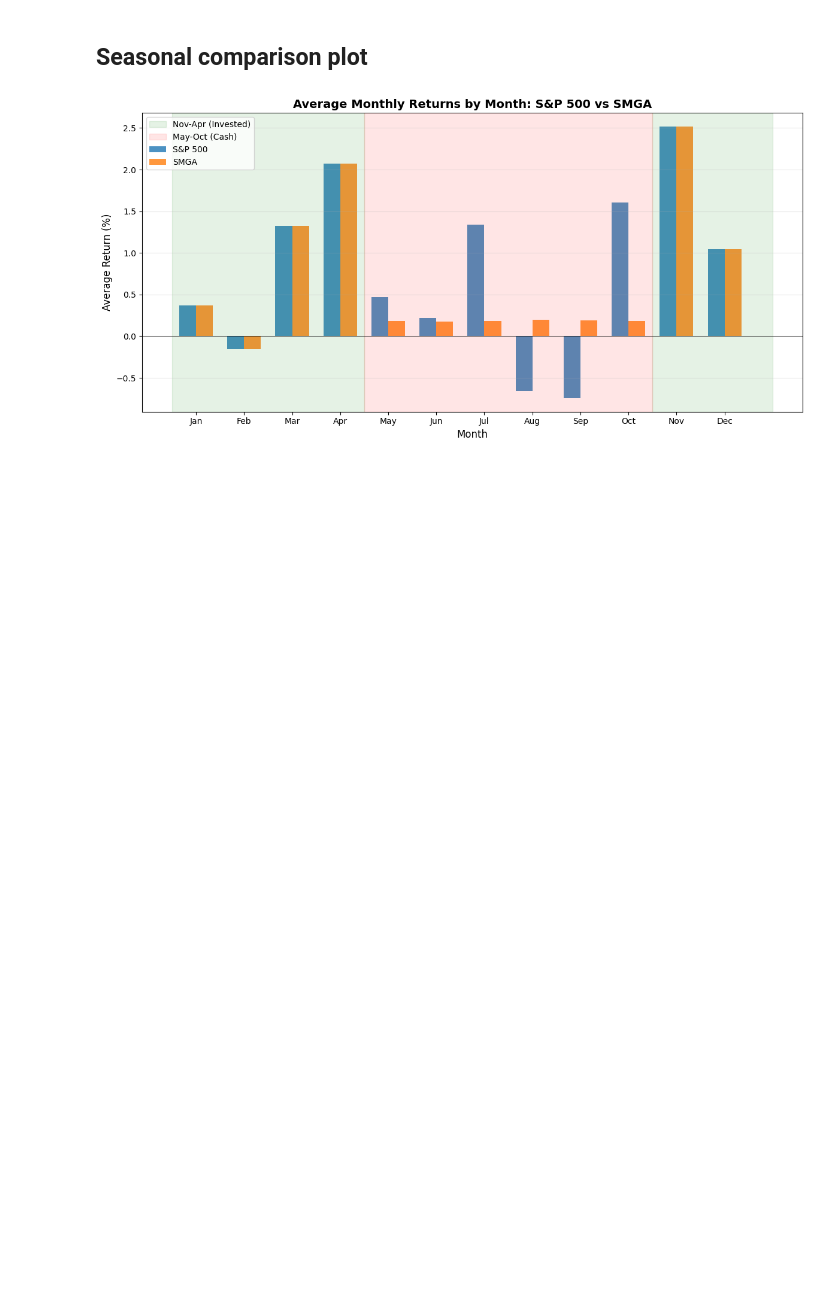
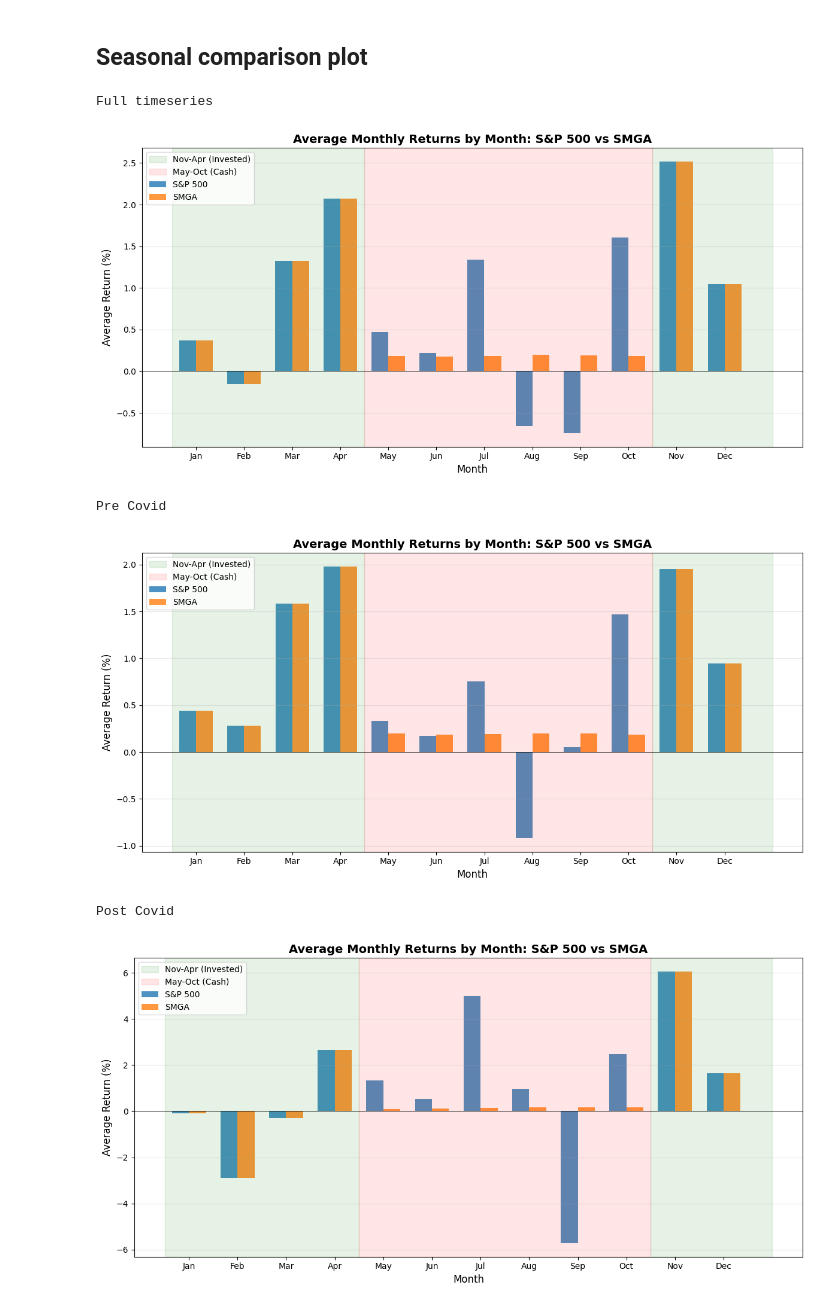
Before and after one commit to reading-stiener/offense-defense-project, a Jupyter notebook: notebooks/03_investment_strategies.ipynb, the cells around one changed output. Saved outputs shown, nothing was run; the diff lists cells and outputs as text; code cells hidden in the pictures; blank space fills up the shorter version.

Commit message:
seasonal graphs again

```diff
--- a/notebooks/03_investment_strategies.ipynb
+++ b/notebooks/03_investment_strategies.ipynb
@@ -615,8 +615,8 @@ sp500_post = sp500_p.loc[sp500_p.index >= "2020-01-01", "gross"]
 
 # Monthly averages
 seasonal_full = pd.DataFrame({
-    "S&P 500": monthly_avg(sp500_p),
-    "SMGA": monthly_avg(smga_p),
+    "S&P 500": monthly_avg(sp500_p['gross']),
+    "SMGA": monthly_avg(smga_p['gross']),
 })
 
 seasonal_pre = pd.DataFrame({
@@ -627,9 +627,12 @@ seasonal_post = pd.DataFrame({
     "S&P 500": monthly_avg(sp500_post),
     "SMGA": monthly_avg(smga_post),
 })
-seasonal_diff = seasonal_post - seasonal_pre  # optional: change in average monthly return
 
-print("Average Monthly Returns (%) pre-2020:")
+
+print('Full seasonal averages')
+print(seasonal_full)
+
+print("\nAverage Monthly Returns (%) pre-2020:")
 print(seasonal_pre)
 print("\nAverage Monthly Returns (%) 2020+:")
 print(seasonal_post)
@@ -658,29 +661,44 @@ Dec   1.650  1.650
 # %%
 def plot_avg_monthly_returns(seasonal_comparison):
 
     fig, ax = plt.subplots(figsize=(12, 6))
 
     x = np.arange(len(seasonal_comparison.index))
     width = 0.35
 
     ax.bar(x - width/2, seasonal_comparison['S&P 500'], width, label='S&P 500', alpha=0.8)
     ax.bar(x + width/2, seasonal_comparison['SMGA'], width, label='SMGA', alpha=0.8)
 
     # Highlight Nov-Apr period
     ax.axvspan(9.5, 12, alpha=0.1, color='green', label='Nov-Apr (Invested)')
     ax.axvspan(-0.5, 3.5, alpha=0.1, color='green')
     ax.axvspan(3.5, 9.5, alpha=0.1, color='red', label='May-Oct (Cash)')
 
     ax.set_xlabel('Month', fontsize=12)
     ax.set_ylabel('Average Return (%)', fontsize=12)
     ax.set_title('Average Monthly Returns by Month: S&P 500 vs SMGA', fontsize=14, fontweight='bold')
     ax.set_xticks(x)
     ax.set_xticklabels(seasonal_comparison.index)
     ax.legend()
     ax.grid(True, alpha=0.3, axis='y')
     ax.axhline(y=0, color='black', linewidth=0.5)
 
     plt.tight_layout()
     plt.show()
+
+sections = [
+    (seasonal_full, 'Full timeseries'),
+    (seasonal_pre, 'Pre Covid'),
+    (seasonal_post, 'Post Covid'),
+]
+
+for averages, section in sections:
+    print(section)
+    plot_avg_monthly_returns(averages)
 # %% [output]
+Full timeseries
 [figure]
+Pre Covid
+[figure, added]
+Post Covid
+[figure, added]
```
Also changed, not shown: parts of 1 cell of this notebook.
